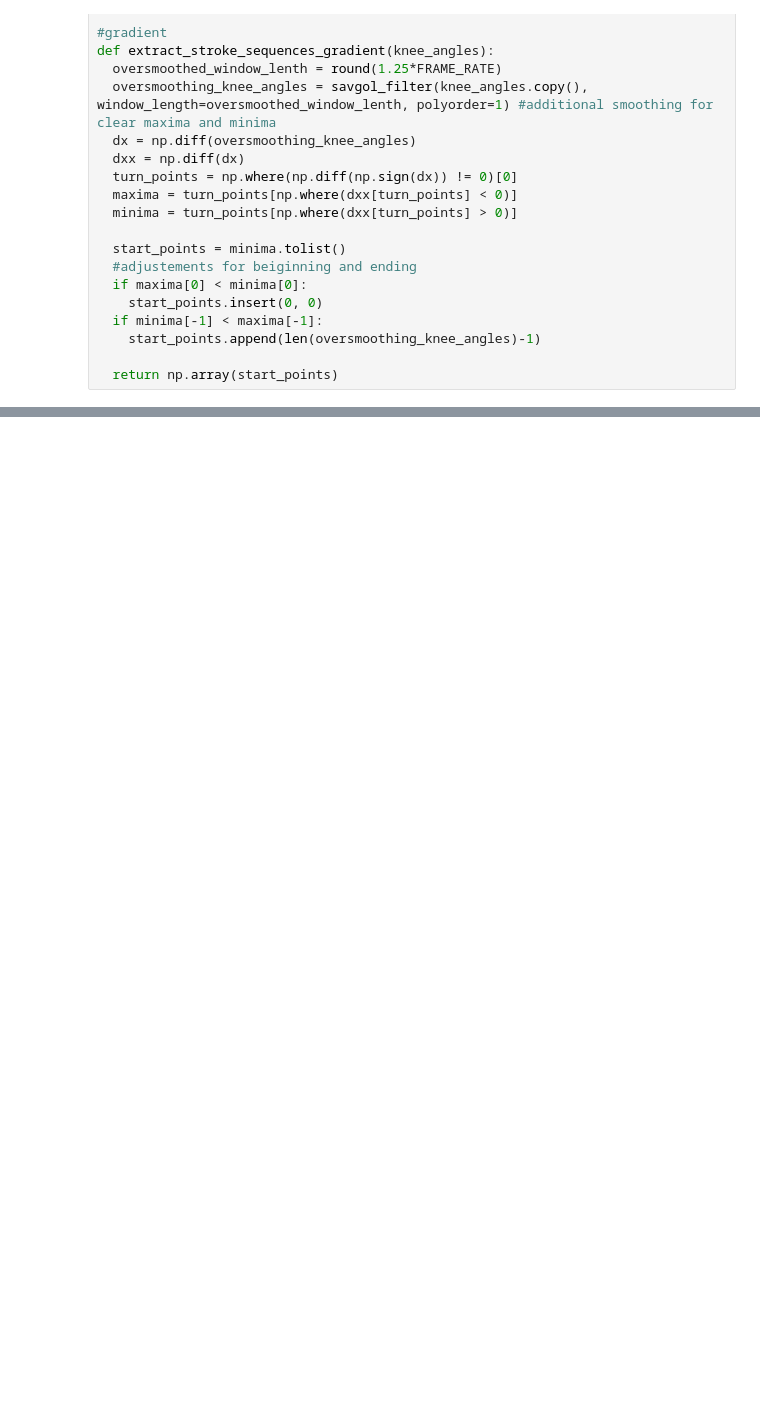
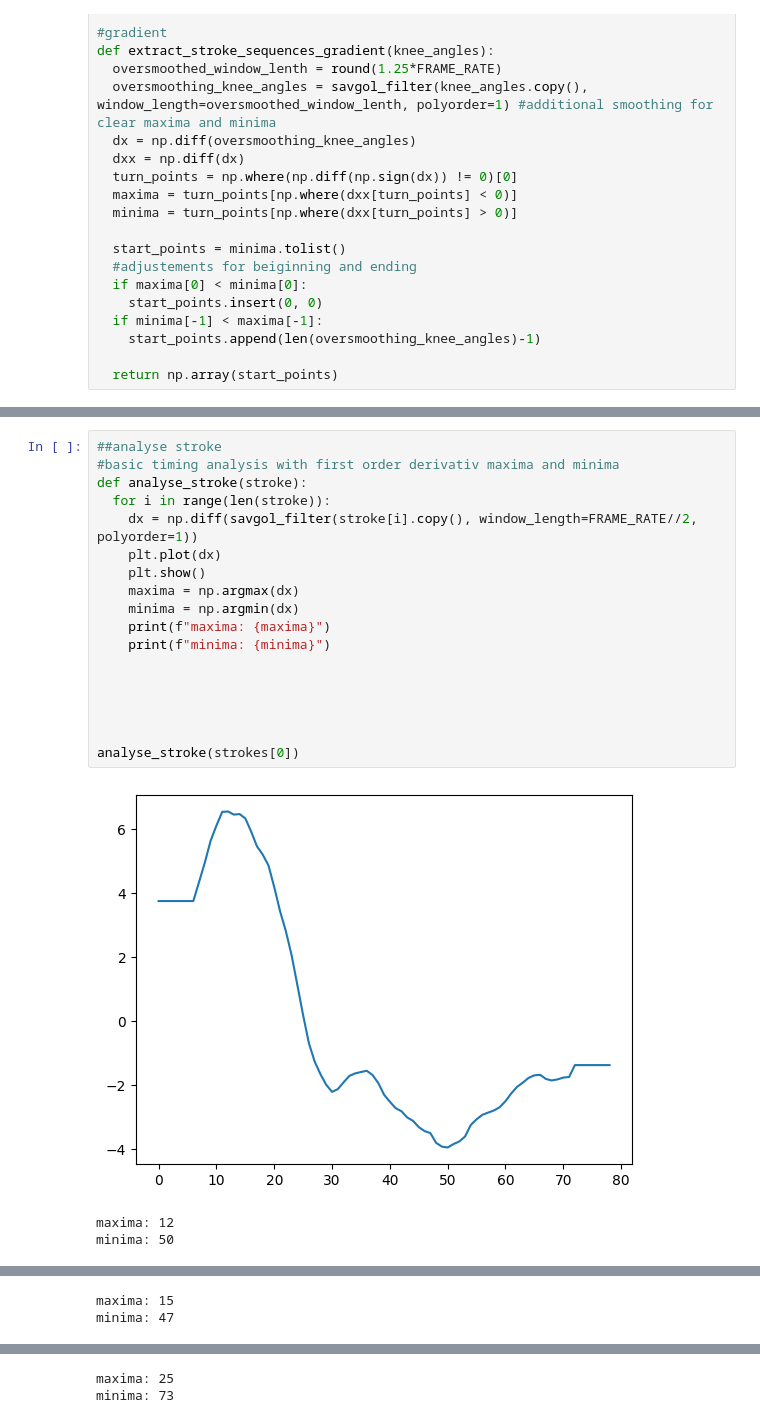
Before and after one commit to KingJulien0709/RowingAnalytics, a Jupyter notebook: rowing_analysis.ipynb, the cells around one changed output, grey strips where cells are left out. Saved outputs shown, nothing was run; the diff lists cells and outputs as text; blank space fills up the shorter version.

```diff
--- a/rowing_analysis.ipynb
+++ b/rowing_analysis.ipynb
@@ -289,0 +297,22 @@ for stroke in strokes:
+# %%
+##analyse stroke
+#basic timing analysis with first order derivativ maxima and minima
+def analyse_stroke(stroke):
+  for i in range(len(stroke)):
+    dx = np.diff(savgol_filter(stroke[i].copy(), window_length=FRAME_RATE//2, polyorder=1))
+    plt.plot(dx)
+    plt.show()
+    maxima = np.argmax(dx)
+    minima = np.argmin(dx)
+    print(f"maxima: {maxima}")
+    print(f"minima: {minima}")
+
+
+
+
+
+analyse_stroke(strokes[0])
+# %% [output]
+[figure, added]
+maxima: 12
+minima: 50
@@ -289,0 +320,2 @@ for stroke in strokes:
+maxima: 15
+minima: 47
@@ -289,0 +323,2 @@ for stroke in strokes:
+maxima: 25
+minima: 73
```
Also changed, not shown: parts of 8 cells of this notebook.
